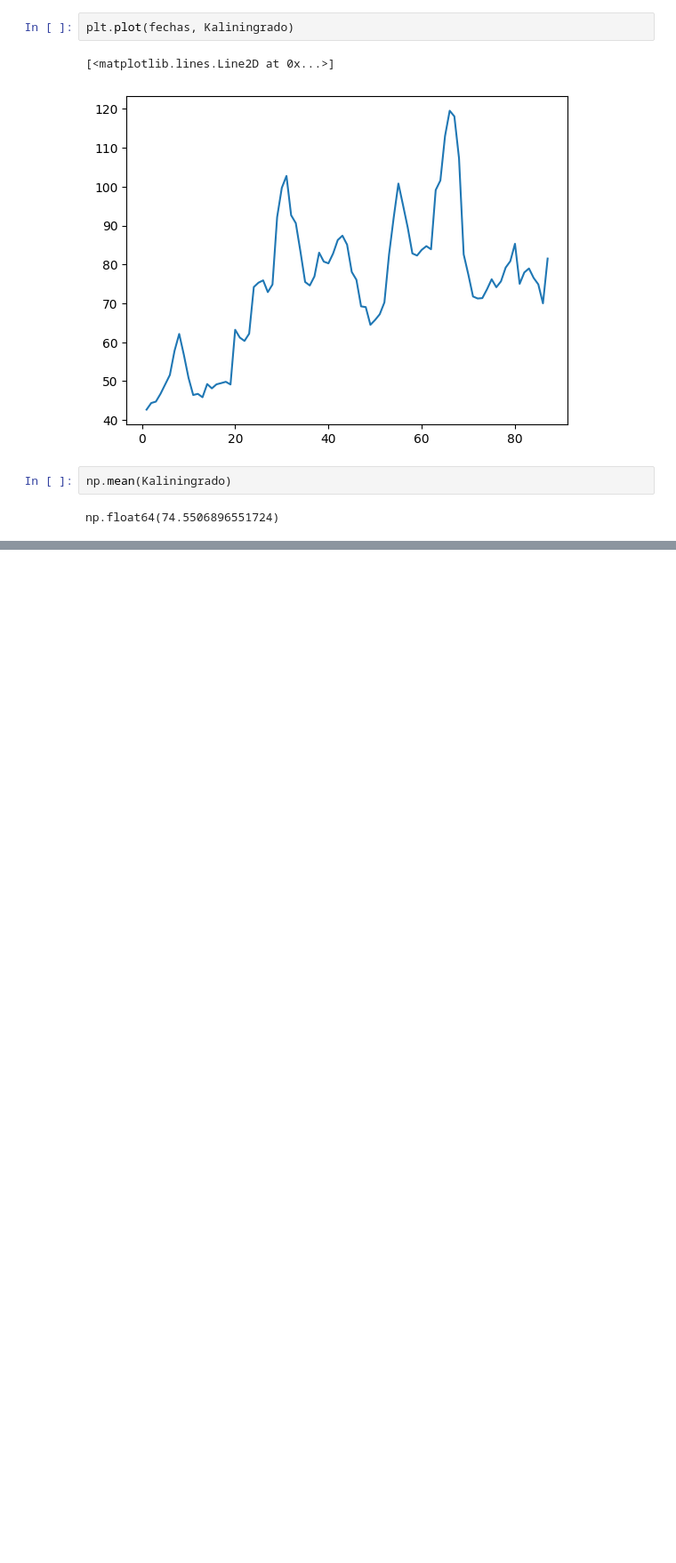
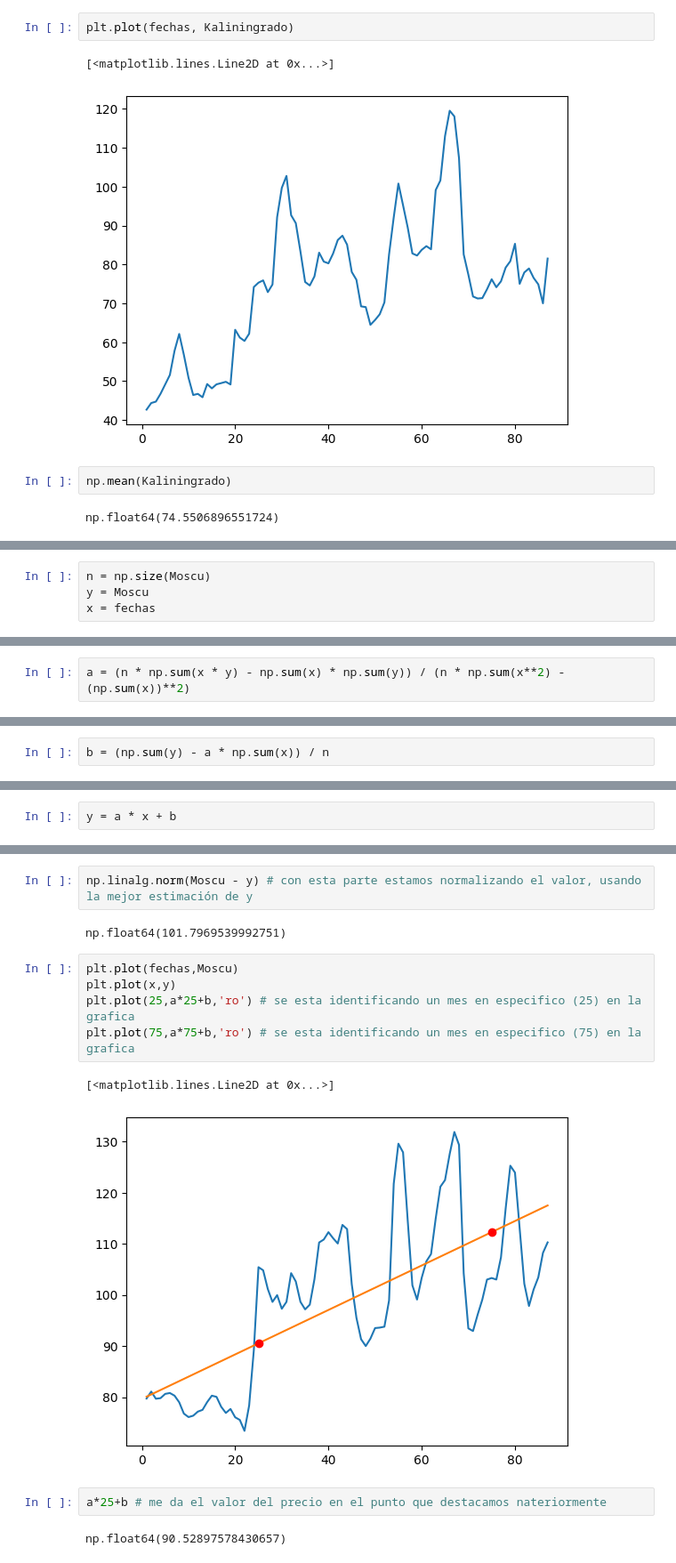
Before and after one commit to FeloCR12/Numpy, a Jupyter notebook: Numpy.ipynb, the cells around one changed output, grey strips where cells are left out. Shown: that part at 89% size. Drawn from its saved outputs; the diff is of its cells as text; blank space fills up the shorter version.

```diff
--- a/Numpy.ipynb
+++ b/Numpy.ipynb
@@ -209,0 +301,4 @@ np.float64(74.5506896551724)
+# %%
+n = np.size(Moscu)
+y = Moscu
+x = fechas
@@ -209,0 +307,2 @@ np.float64(74.5506896551724)
+# %%
+a = (n * np.sum(x * y) - np.sum(x) * np.sum(y)) / (n * np.sum(x**2) - (np.sum(x))**2)
@@ -209,0 +311,2 @@ np.float64(74.5506896551724)
+# %%
+b = (np.sum(y) - a * np.sum(x)) / n
@@ -209,0 +318,2 @@ np.float64(74.5506896551724)
+# %%
+y = a * x + b
@@ -209,0 +340,16 @@ np.float64(74.5506896551724)
+# %%
+np.linalg.norm(Moscu - y) # con esta parte estamos normalizando el valor, usando la mejor estimación de y
+# %% [output]
+np.float64(101.7969539992751)
+# %%
+plt.plot(fechas,Moscu)
+plt.plot(x,y)
+plt.plot(25,a*25+b,'ro') # se esta identificando un mes en especifico (25) en la grafica
+plt.plot(75,a*75+b,'ro') # se esta identificando un mes en especifico (75) en la grafica
+# %% [output]
+[<matplotlib.lines.Line2D at 0x...>]
+[figure, added]
+# %%
+a*25+b # me da el valor del precio en el punto que destacamos nateriormente
+# %% [output]
+np.float64(90.52897578430657)
```
Also changed, not shown: parts of 34 cells of this notebook.
